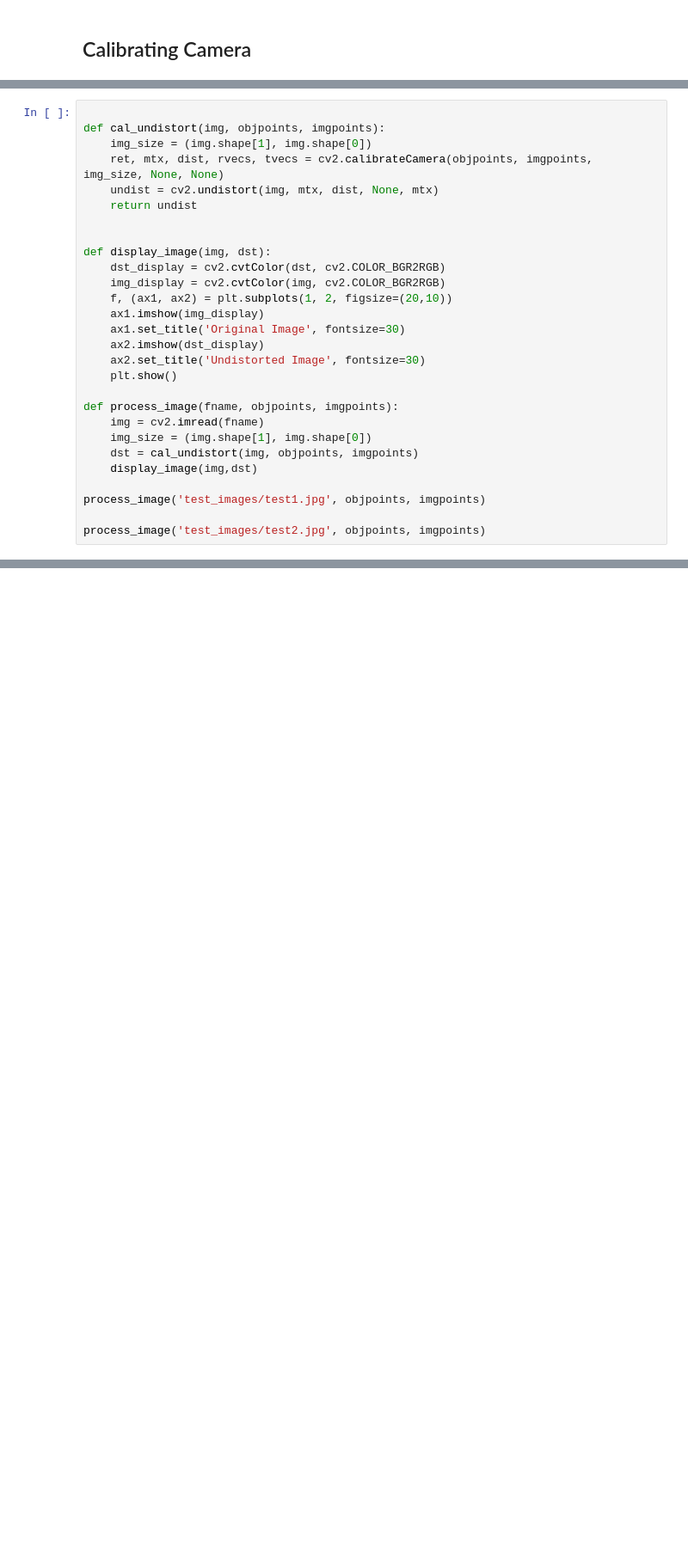
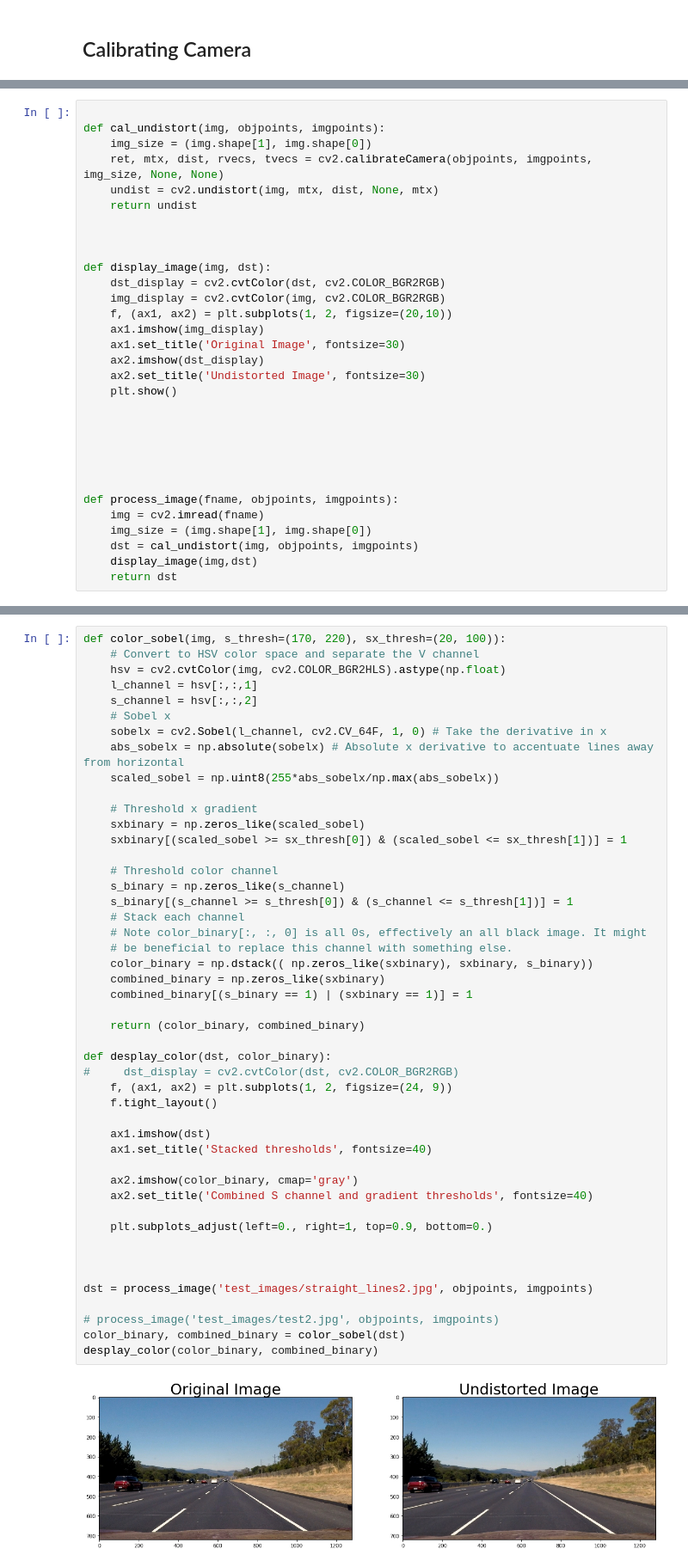
Before and after one commit to supercarl87/CarND-Advanced-Lane-Lines, a Jupyter notebook: lane_line.ipynb, the cells around one changed output, grey strips where cells are left out. Shown at 86% size. Saved outputs shown, nothing was run; the diff lists cells and outputs as text; blank space fills up the shorter version.

```diff
--- a/lane_line.ipynb
+++ b/lane_line.ipynb
@@ -87,6 +87,7 @@ def cal_undistort(img, objpoints, imgpoints):
     ret, mtx, dist, rvecs, tvecs = cv2.calibrateCamera(objpoints, imgpoints, img_size, None, None)
     undist = cv2.undistort(img, mtx, dist, None, mtx)
     return undist
+
 
 
 def display_image(img, dst):
@@ -99,12 +100,14 @@ def display_image(img, dst):
     ax2.set_title('Undistorted Image', fontsize=30)
     plt.show()
 
+
+
+
+
+
 def process_image(fname, objpoints, imgpoints):
     img = cv2.imread(fname)
     img_size = (img.shape[1], img.shape[0])
     dst = cal_undistort(img, objpoints, imgpoints)
     display_image(img,dst)
-
-process_image('test_images/test1.jpg', objpoints, imgpoints)
-
-process_image('test_images/test2.jpg', objpoints, imgpoints)
+    return dst
@@ -113,0 +114,49 @@ process_image('test_images/test2.jpg', objpoints, imgpoints)
+# %%
+def color_sobel(img, s_thresh=(170, 220), sx_thresh=(20, 100)):
+    # Convert to HSV color space and separate the V channel
+    hsv = cv2.cvtColor(img, cv2.COLOR_BGR2HLS).astype(np.float)
+    l_channel = hsv[:,:,1]
+    s_channel = hsv[:,:,2]
+    # Sobel x
+    sobelx = cv2.Sobel(l_channel, cv2.CV_64F, 1, 0) # Take the derivative in x
+    abs_sobelx = np.absolute(sobelx) # Absolute x derivative to accentuate lines away from horizontal
+    scaled_sobel = np.uint8(255*abs_sobelx/np.max(abs_sobelx))
+
+    # Threshold x gradient
+    sxbinary = np.zeros_like(scaled_sobel)
+    sxbinary[(scaled_sobel >= sx_thresh[0]) & (scaled_sobel <= sx_thresh[1])] = 1
+
+    # Threshold color channel
+    s_binary = np.zeros_like(s_channel)
+    s_binary[(s_channel >= s_thresh[0]) & (s_channel <= s_thresh[1])] = 1
+    # Stack each channel
+    # Note color_binary[:, :, 0] is all 0s, effectively an all black image. It might
+    # be beneficial to replace this channel with something else.
+    color_binary = np.dstack(( np.zeros_like(sxbinary), sxbinary, s_binary))
+    combined_binary = np.zeros_like(sxbinary)
+    combined_binary[(s_binary == 1) | (sxbinary == 1)] = 1
+
+    return (color_binary, combined_binary)
+
+def desplay_color(dst, color_binary):
+#     dst_display = cv2.cvtColor(dst, cv2.COLOR_BGR2RGB)
+    f, (ax1, ax2) = plt.subplots(1, 2, figsize=(24, 9))
+    f.tight_layout()
+
+    ax1.imshow(dst)
+    ax1.set_title('Stacked thresholds', fontsize=40)
+
+    ax2.imshow(color_binary, cmap='gray')
+    ax2.set_title('Combined S channel and gradient thresholds', fontsize=40)
+
+    plt.subplots_adjust(left=0., right=1, top=0.9, bottom=0.)
+
+
+
+dst = process_image('test_images/straight_lines2.jpg', objpoints, imgpoints)
+
+# process_image('test_images/test2.jpg', objpoints, imgpoints)
+color_binary, combined_binary = color_sobel(dst)
+desplay_color(color_binary, combined_binary)
+# %% [output]
+[figure, added]
```
Also changed, not shown: parts of 3 cells of this notebook.
